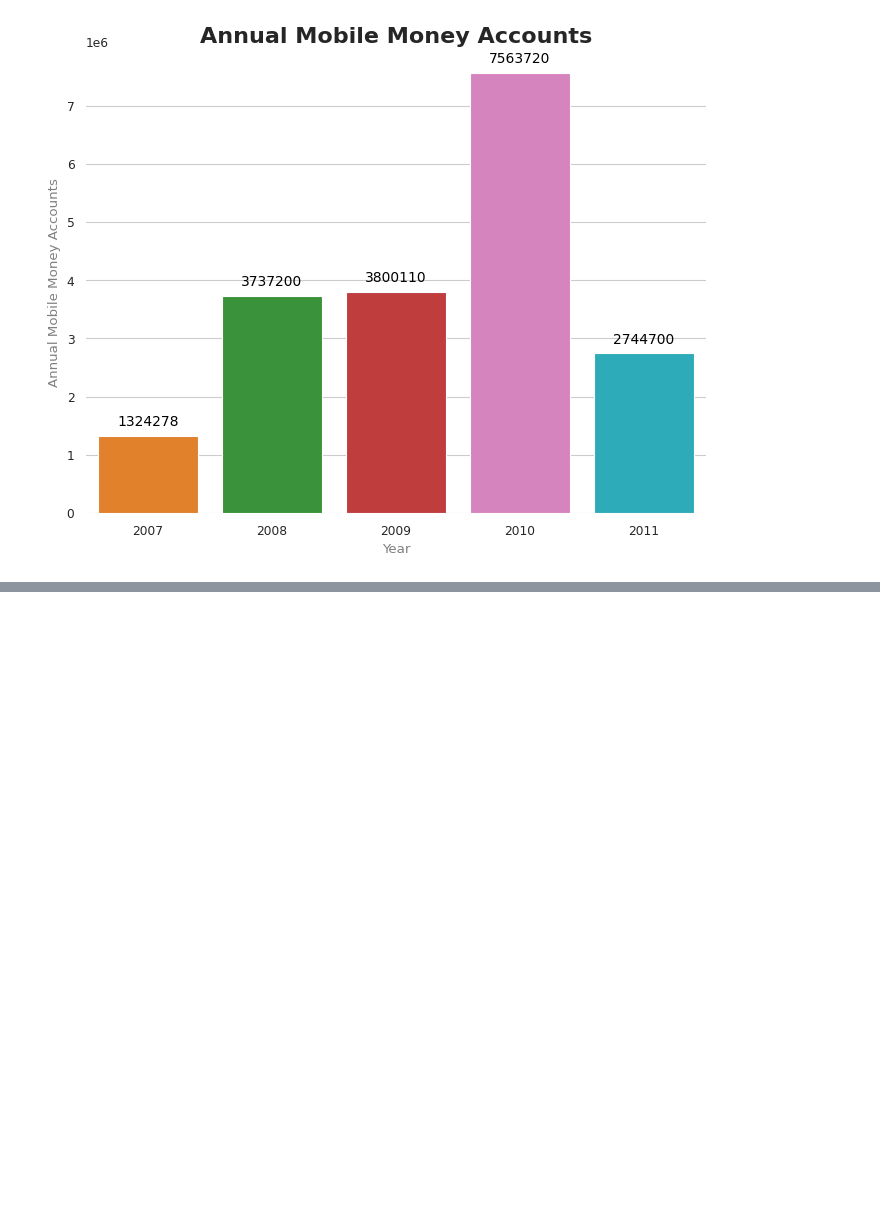
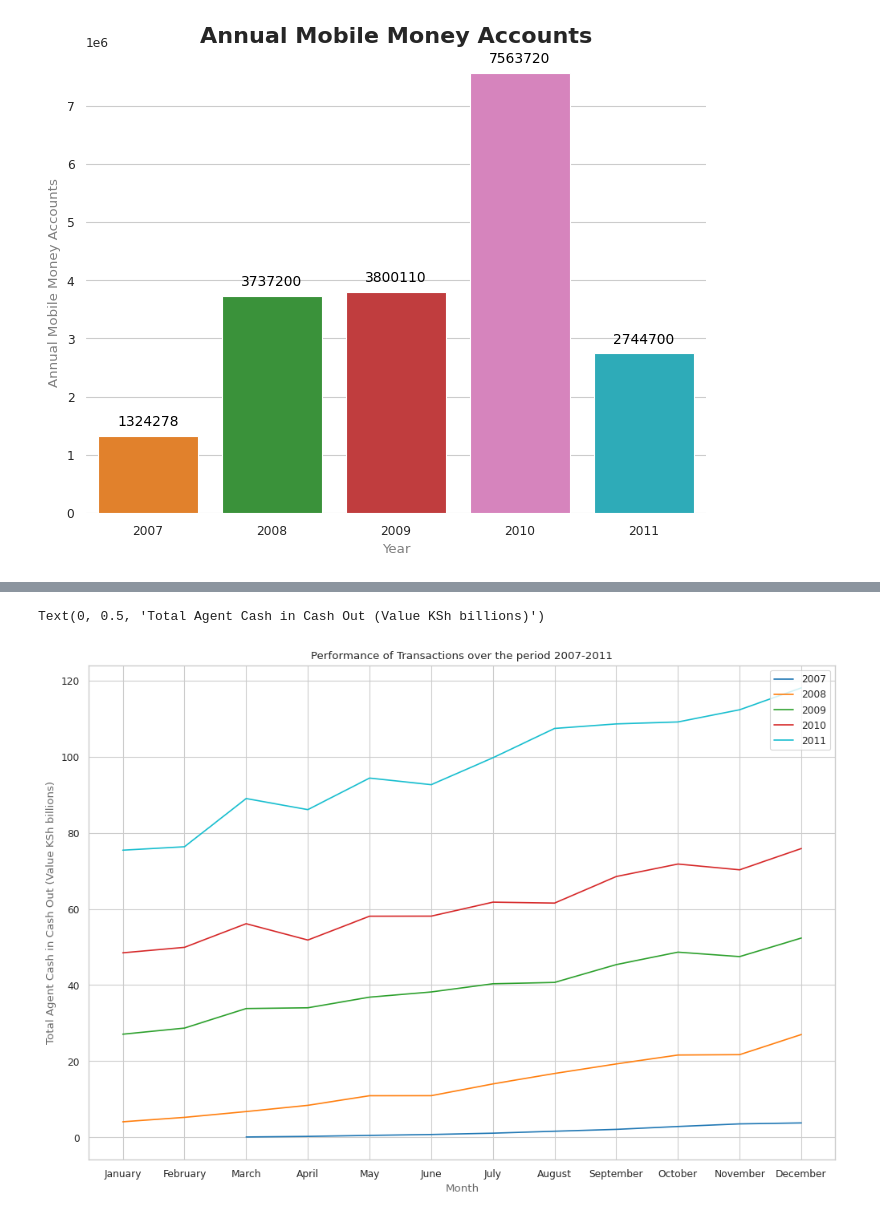
Before and after one commit to Murega14/Value-of-Transactions, a Jupyter notebook: transactions.ipynb, the cells around one changed output, grey strips where cells are left out. Cells and saved outputs as stored; diff of their text form; code cells hidden in the pictures; blank space fills up the shorter version.

```diff
--- a/transactions.ipynb
+++ b/transactions.ipynb
@@ -407,0 +408,20 @@ fig.show()
+# %%
+import matplotlib.pyplot as plt
+#visualizing perfomance of transactions over months during the period
+
+#setting the figure size
+plt.figure(figsize=(12,8))
+
+#defining the color palettes
+colors = ['#1f77b4', '#ff7f0e', '#2ca02c', '#d62728', '#17becf']
+
+#creating the plot
+sns.lineplot(x="Month", y="Total Agent Cash in Cash Out (Value KSh billions)",
+                  hue="Year", data=period_one, palette=colors)
+plt.title("Performance of Transactions over the period 2007-2011")
+plt.legend(loc='upper right')
+plt.xlabel("Month", color='dimgray')
+plt.ylabel("Total Agent Cash in Cash Out (Value KSh billions)", color='dimgray')
+# %% [output]
+Text(0, 0.5, 'Total Agent Cash in Cash Out (Value KSh billions)')
+[figure, added]
```
Also changed, not shown: parts of 6 cells of this notebook, 1 other file.
